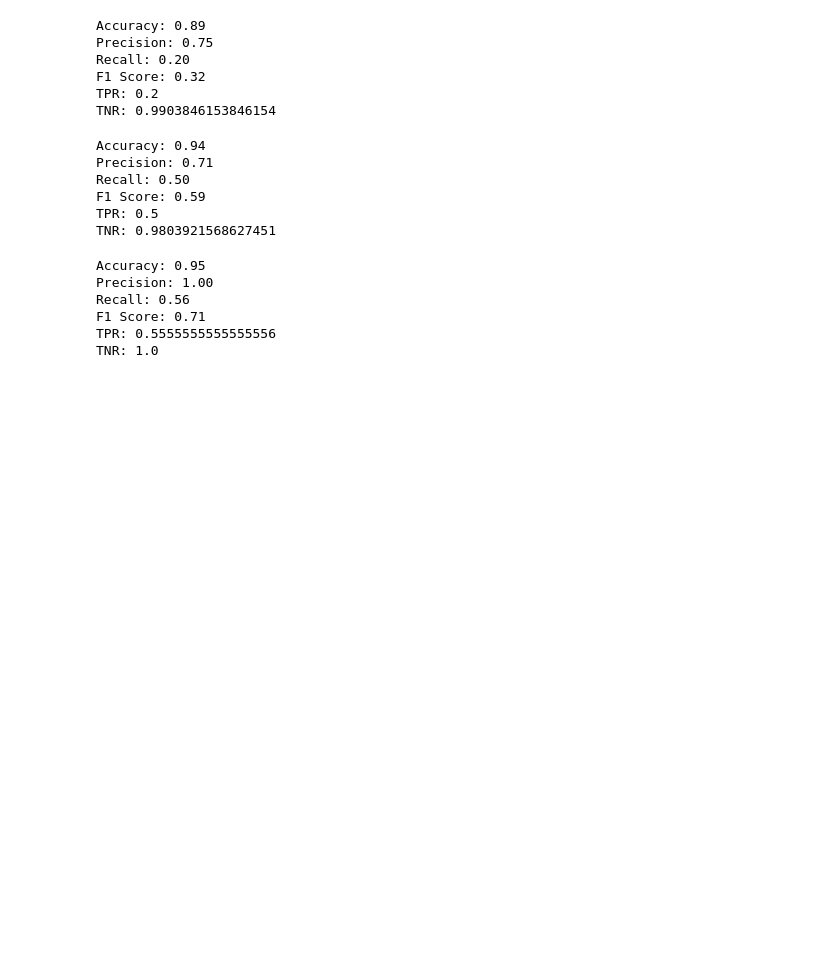
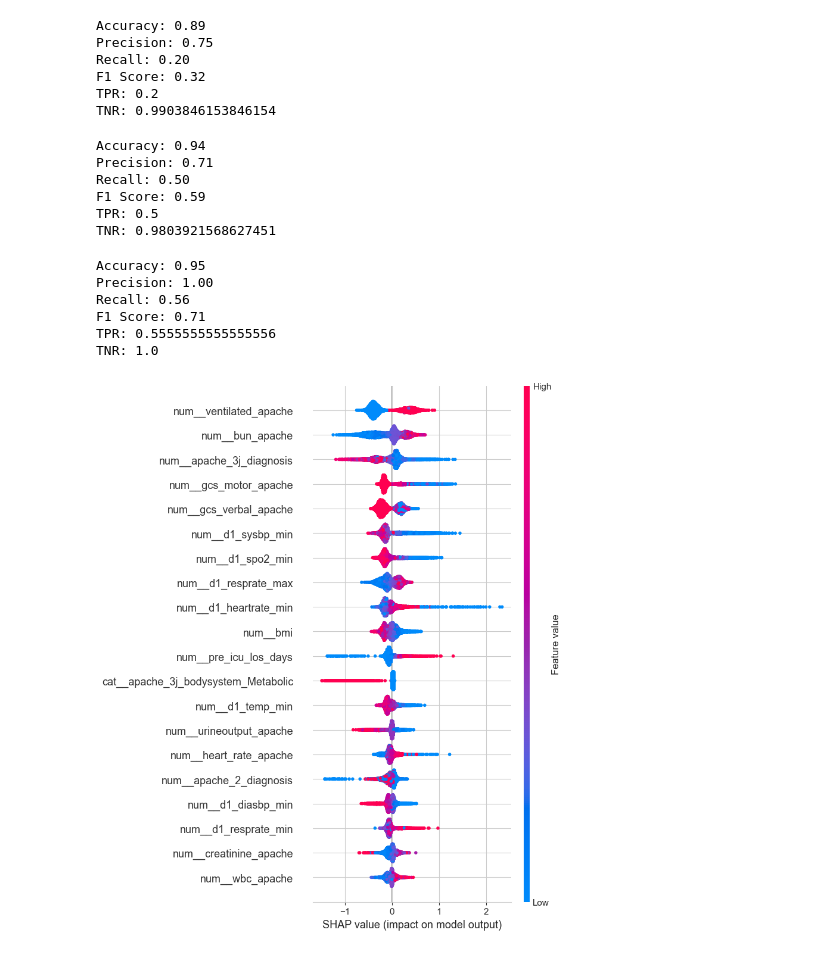
Before and after one commit to constantin-kuehne/ResponsibleDataScience, a Jupyter notebook: 2IX30 Assignment - Evaluation.ipynb, the cells around one changed output. Drawn from its saved outputs; the diff is of its cells as text; code cells hidden in the pictures; blank space fills up the shorter version.

```diff
--- a/2IX30 Assignment - Evaluation.ipynb
+++ b/2IX30 Assignment - Evaluation.ipynb
@@ -498,0 +526,7 @@ TNR: 1.0
+# %%
+explainer = shap.Explainer(xg)
+shap_values = explainer(X_test)
+# %%
+shap.summary_plot(shap_values, X_test)
+# %% [output]
+[figure, added]
```
Also changed, not shown: parts of 28 cells of this notebook.
